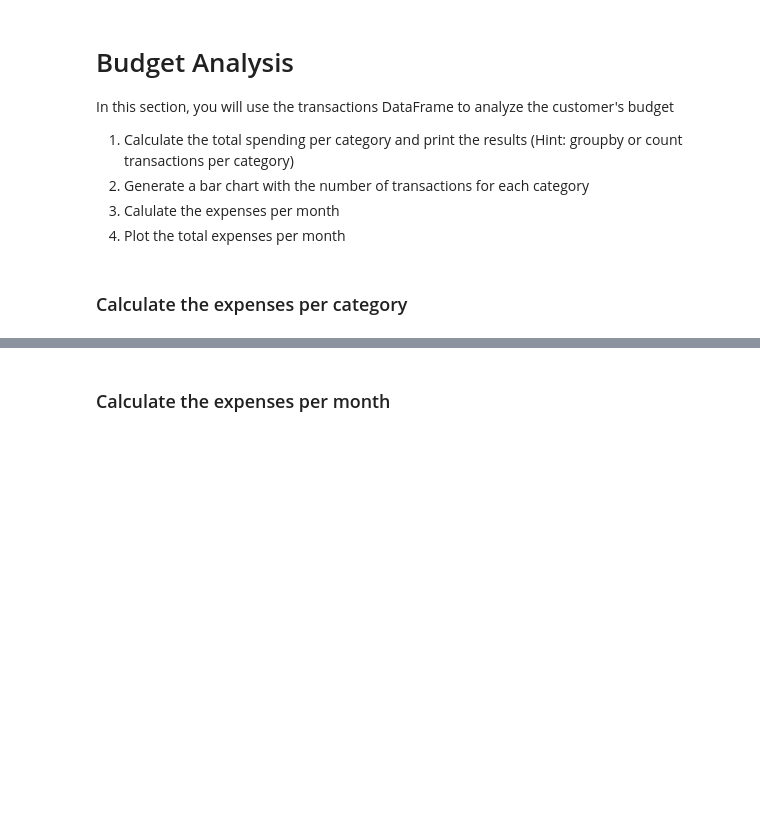
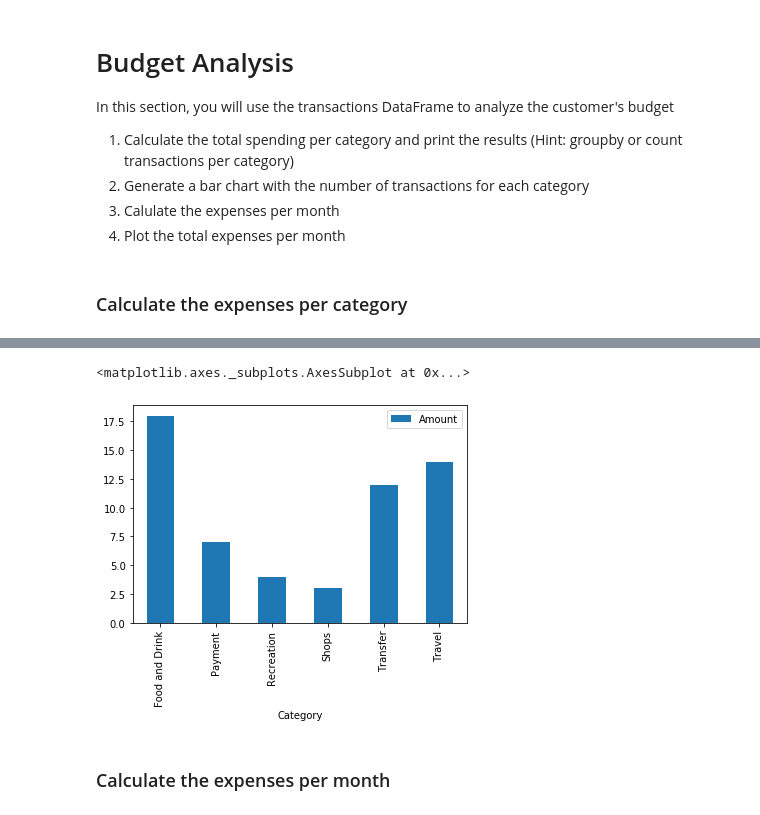
Before and after one commit to enriqueserizawa/api_homework, a Jupyter notebook: account_summary.ipynb, the cells around one changed output, grey strips where cells are left out. Saved outputs shown, nothing was run; the diff lists cells and outputs as text; code cells hidden in the pictures; blank space fills up the shorter version.

```diff
--- a/account_summary.ipynb
+++ b/account_summary.ipynb
@@ -144,3 +160,11 @@ In this section, you will use the transactions DataFrame to analyze the customer
+# %%
+# Bar chart with number of transactions per category
+category_count = df.groupby(['Category']).count()
+category_count.drop(["Name", "Dates", "datetime"], axis=1, inplace=True)
+category_count.plot(kind='bar')
+# %% [output]
+<matplotlib.axes._subplots.AxesSubplot at 0x...>
+[figure, added]
 # %% [markdown]
 ### Calculate the expenses per month
 # %%
```
Also changed, not shown: parts of 12 cells of this notebook, 2 other files.
